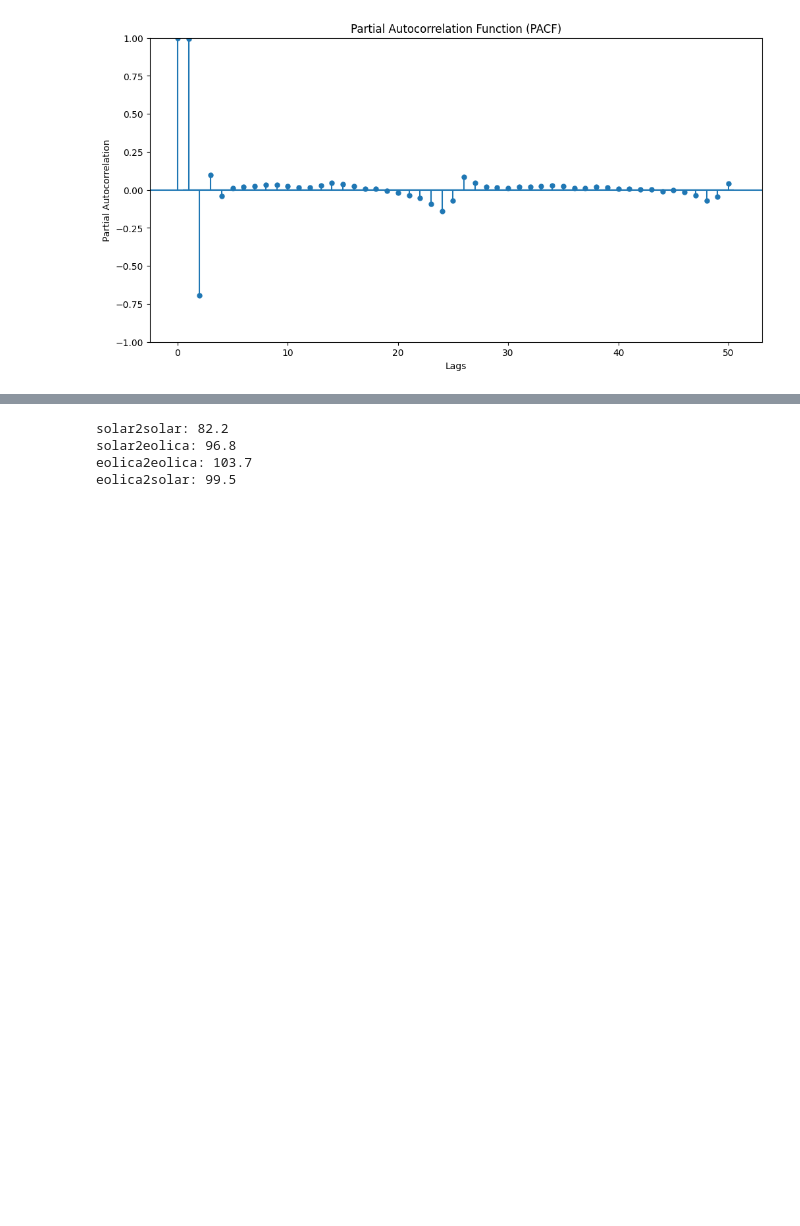
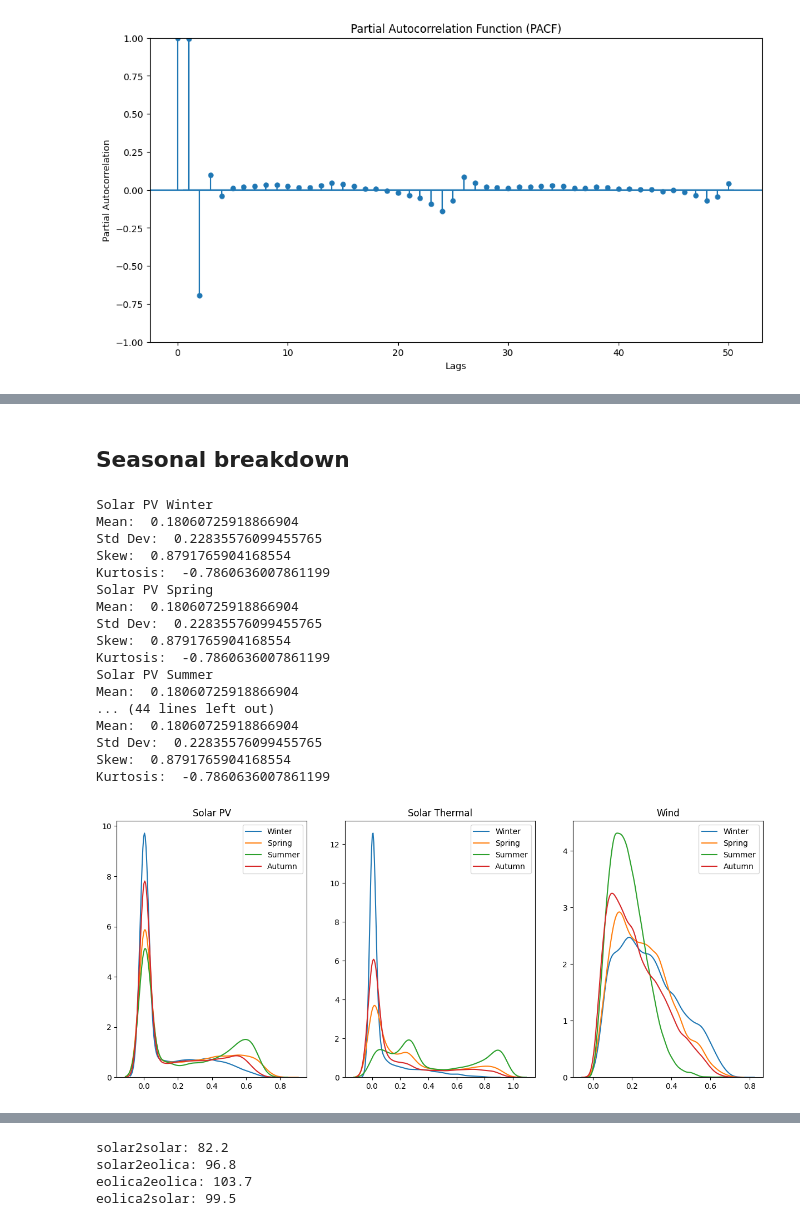
Before and after one commit to fcelya/solar-wind-generation, a Jupyter notebook: data_exploration_acf_pacf.ipynb, the cells around one changed output, grey strips where cells are left out. Cells and saved outputs as stored; diff of their text form; code cells hidden in the pictures; blank space fills up the shorter version.

```diff
--- a/data_exploration_acf_pacf.ipynb
+++ b/data_exploration_acf_pacf.ipynb
@@ -95,12 +26,0 @@ Text(0.5, 0, '')
-# %%
-get_moments(df_w)
-fig, ax1 = plt.subplots()
-sns.kdeplot(df_w,ax=ax1,label='KDE')
-sns.lineplot([0],ax=ax1,color='orange',label='Cumulative KDE')
-ax2 = ax1.twinx()
-sns.kdeplot(df_w,ax=ax2,cumulative=True,color='orange',label='Cumulative KDE')
-ax1.legend(loc='center right')
-# ax2.legend(loc='upper right')
-ax1.set_ylabel('')
-ax2.set_ylabel('')
-ax1.set_xlabel('')
@@ -217,0 +259,38 @@ plt.show()
+# %% [markdown]
+## Seasonal breakdown
+# %%
+fig, ax = plt.subplots(1,3,figsize=(15,6))
+seasons = [(12,1,2),(3,4,5),(6,7,8),(9,10,11)]
+seasons_names = ['Winter','Spring','Summer','Autumn']
+dfs = [df_spv, df_st, df_w]
+dfs_names = ['Solar PV', 'Solar Thermal', 'Wind']
+for i,df in enumerate(dfs):
+    for j,s in enumerate(seasons):
+        print(dfs_names[i],seasons_names[j])
+        get_moments(df_spv)
+        sub_df = df[df.index.month.isin(s)]
+        ax1 = ax[i]
+        sns.kdeplot(sub_df,ax=ax1,label=seasons_names[j])
+        ax1.set_ylabel('')
+        ax1.set_xlabel('')
+        ax1.set_title(dfs_names[i])
+        ax1.legend()
+# %% [output]
+Solar PV Winter
+Mean:  0.18060725918866904
+Std Dev:  0.22835576099455765
+Skew:  0.8791765904168554
+Kurtosis:  -0.7860636007861199
+Solar PV Spring
+Mean:  0.18060725918866904
+Std Dev:  0.22835576099455765
+Skew:  0.8791765904168554
+Kurtosis:  -0.7860636007861199
+Solar PV Summer
+Mean:  0.18060725918866904
+... (44 lines left out)
+Mean:  0.18060725918866904
+Std Dev:  0.22835576099455765
+Skew:  0.8791765904168554
+Kurtosis:  -0.7860636007861199
+[figure, added]
```
Also changed, not shown: parts of 18 cells of this notebook, 7 other files.
